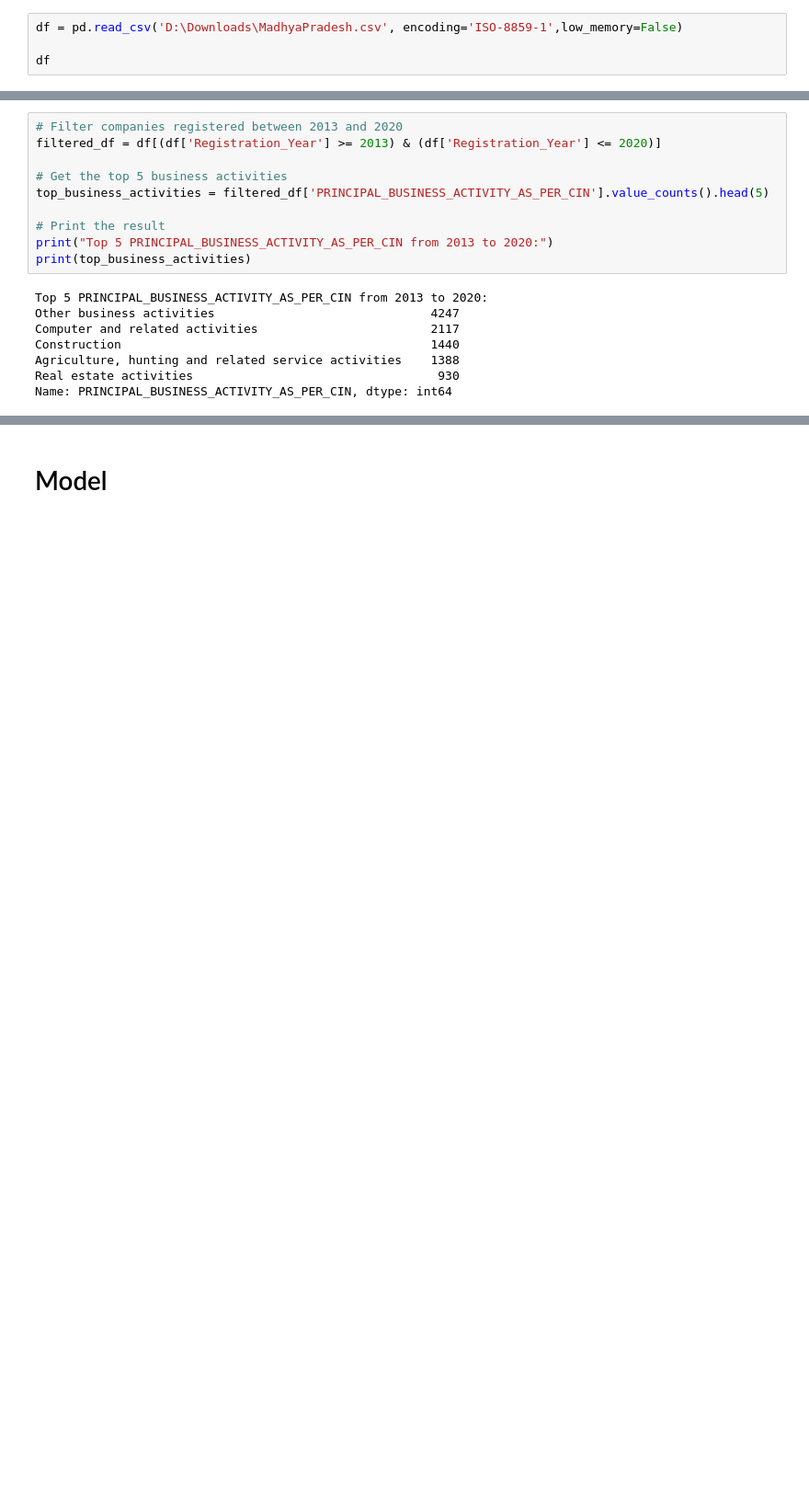
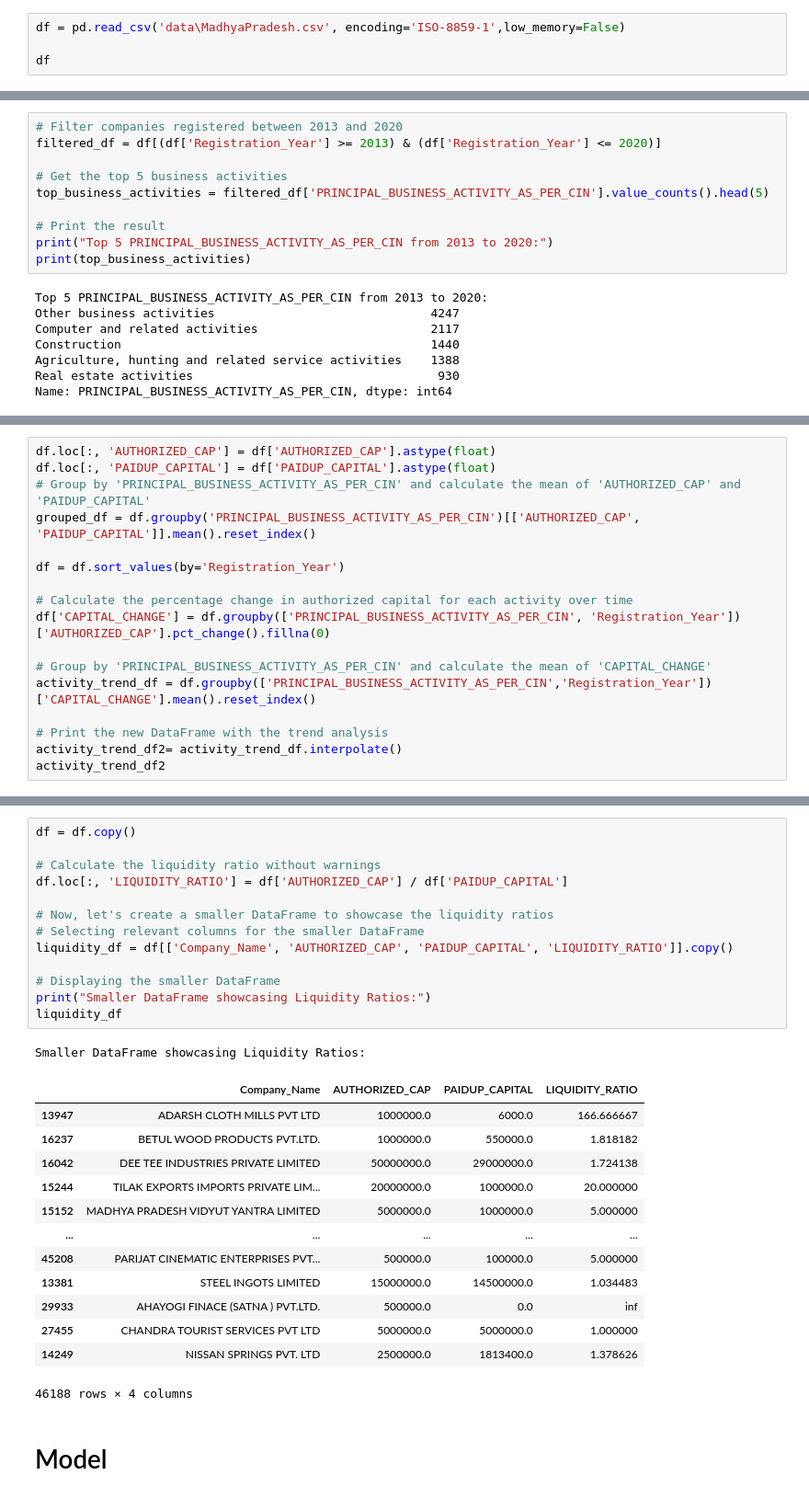
Before and after one commit to Soumiksb06/Statewise-business-comparison-and-forecast, a Jupyter notebook: MP_Companies.ipynb, the cells around one changed output, grey strips where cells are left out. Shown at 92% size. Drawn from its saved outputs; the diff is of its cells as text; blank space fills up the shorter version.

Commit message:
Madhya Pradesh

```diff
--- a/MP_Companies.ipynb
+++ b/MP_Companies.ipynb
@@ -3,7 +3,7 @@ import pandas as pd
 import matplotlib.pyplot as plt
 import seaborn as sns
 # %%
-df = pd.read_csv('D:\Downloads\MadhyaPradesh.csv', encoding='ISO-8859-1',low_memory=False)
+df = pd.read_csv('data\MadhyaPradesh.csv', encoding='ISO-8859-1',low_memory=False)
 
 df
 # %% [output]
@@ -182,0 +185,17 @@ Name: PRINCIPAL_BUSINESS_ACTIVITY_AS_PER_CIN, dtype: int64
+# %%
+df.loc[:, 'AUTHORIZED_CAP'] = df['AUTHORIZED_CAP'].astype(float)
+df.loc[:, 'PAIDUP_CAPITAL'] = df['PAIDUP_CAPITAL'].astype(float)
+# Group by 'PRINCIPAL_BUSINESS_ACTIVITY_AS_PER_CIN' and calculate the mean of 'AUTHORIZED_CAP' and 'PAIDUP_CAPITAL'
+grouped_df = df.groupby('PRINCIPAL_BUSINESS_ACTIVITY_AS_PER_CIN')[['AUTHORIZED_CAP', 'PAIDUP_CAPITAL']].mean().reset_index()
+
+df = df.sort_values(by='Registration_Year')
+
+# Calculate the percentage change in authorized capital for each activity over time
+df['CAPITAL_CHANGE'] = df.groupby(['PRINCIPAL_BUSINESS_ACTIVITY_AS_PER_CIN', 'Registration_Year'])['AUTHORIZED_CAP'].pct_change().fillna(0)
+
+# Group by 'PRINCIPAL_BUSINESS_ACTIVITY_AS_PER_CIN' and calculate the mean of 'CAPITAL_CHANGE'
+activity_trend_df = df.groupby(['PRINCIPAL_BUSINESS_ACTIVITY_AS_PER_CIN','Registration_Year'])['CAPITAL_CHANGE'].mean().reset_index()
+
+# Print the new DataFrame with the trend analysis
+activity_trend_df2= activity_trend_df.interpolate()
+activity_trend_df2
@@ -183,3 +252,31 @@ Name: PRINCIPAL_BUSINESS_ACTIVITY_AS_PER_CIN, dtype: int64
+# %%
+df = df.copy()
+
+# Calculate the liquidity ratio without warnings
+df.loc[:, 'LIQUIDITY_RATIO'] = df['AUTHORIZED_CAP'] / df['PAIDUP_CAPITAL']
+
+# Now, let's create a smaller DataFrame to showcase the liquidity ratios
+# Selecting relevant columns for the smaller DataFrame
+liquidity_df = df[['Company_Name', 'AUTHORIZED_CAP', 'PAIDUP_CAPITAL', 'LIQUIDITY_RATIO']].copy()
+
+# Displaying the smaller DataFrame
+print("Smaller DataFrame showcasing Liquidity Ratios:")
+liquidity_df
+# %% [output]
+Smaller DataFrame showcasing Liquidity Ratios:
+|  | Company_Name | AUTHORIZED_CAP | PAIDUP_CAPITAL | LIQUIDITY_RATIO |
+| 13947 | ADARSH CLOTH MILLS PVT LTD | 1000000.0 | 6000.0 | 166.666667 |
+| 16237 | BETUL WOOD PRODUCTS PVT.LTD. | 1000000.0 | 550000.0 | 1.818182 |
+| 16042 | DEE TEE INDUSTRIES PRIVATE LIMITED | 50000000.0 | 29000000.0 | 1.724138 |
+| 15244 | TILAK EXPORTS IMPORTS PRIVATE LIM... | 20000000.0 | 1000000.0 | 20.000000 |
+| 15152 | MADHYA PRADESH VIDYUT YANTRA LIMITED | 5000000.0 | 1000000.0 | 5.000000 |
+| ... | ... | ... | ... | ... |
+| 45208 | PARIJAT CINEMATIC ENTERPRISES PVT... | 500000.0 | 100000.0 | 5.000000 |
+| 13381 | STEEL INGOTS LIMITED | 15000000.0 | 14500000.0 | 1.034483 |
+| 29933 | AHAYOGI FINACE (SATNA ) PVT.LTD. | 500000.0 | 0.0 | inf |
+| 27455 | CHANDRA TOURIST SERVICES PVT LTD | 5000000.0 | 5000000.0 | 1.000000 |
+| 14249 | NISSAN SPRINGS PVT. LTD | 2500000.0 | 1813400.0 | 1.378626 |
+46188 rows × 4 columns
 # %% [markdown]
 # Model
 # %%
```
Also changed, not shown: parts of 6 cells of this notebook.
